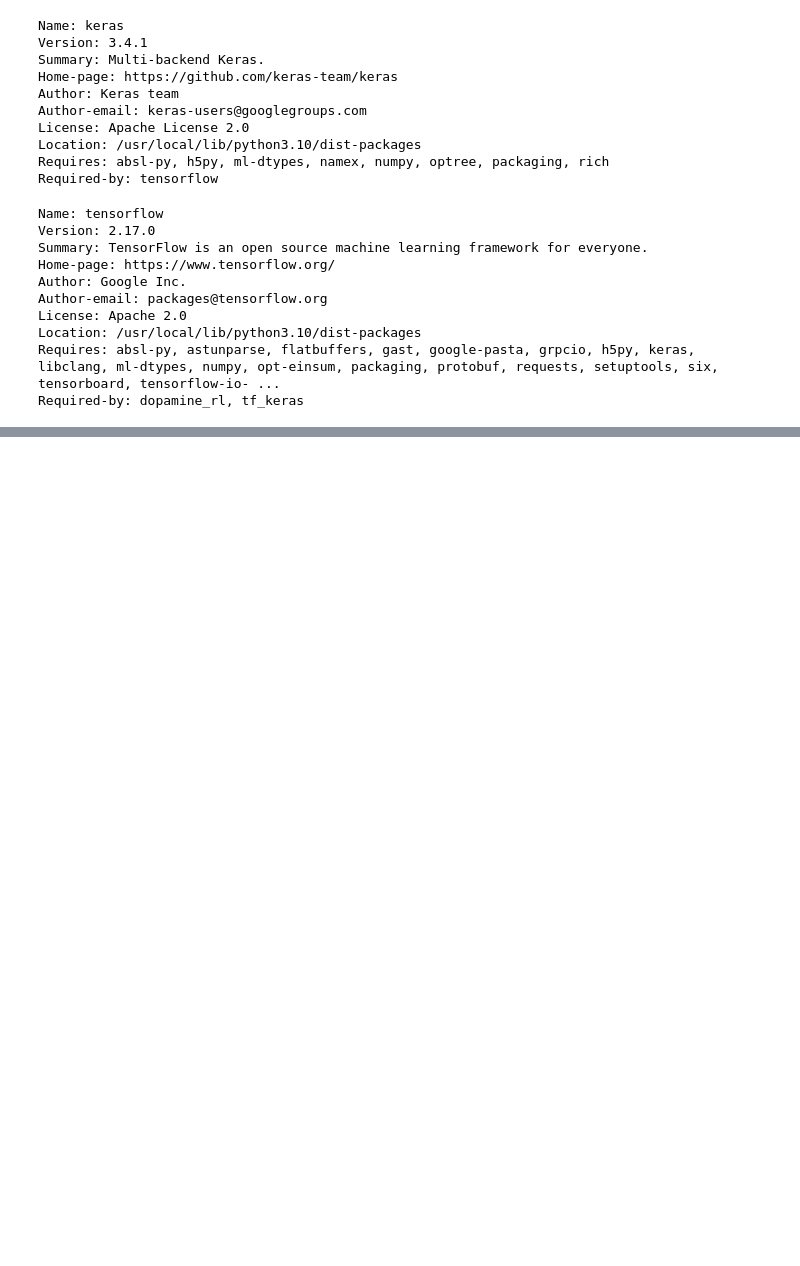
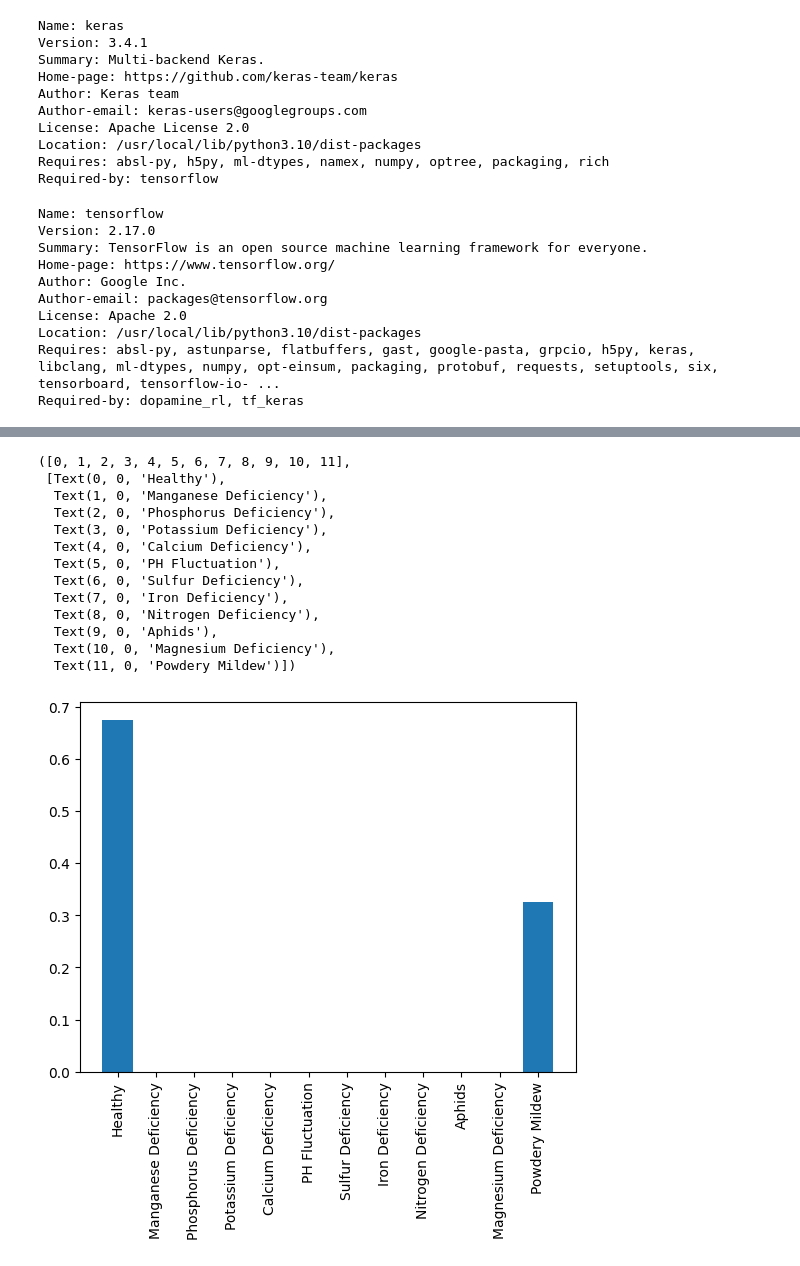
Before and after one commit to gogifemi/cannabis-health-diagnosis, a Jupyter notebook: Running_model.ipynb, the cells around one changed output, grey strips where cells are left out. Drawn from its saved outputs; the diff is of its cells as text; code cells hidden in the pictures; blank space fills up the shorter version.

```diff
--- a/Running_model.ipynb
+++ b/Running_model.ipynb
@@ -228,12 +234,9 @@ import keras
 # %%
-model_tf.compile(optimizer=Adam(learning_rate=0.001),
+model_tf.compile(optimizer=SGD(learning_rate=0.001, momentum=0.9),
               loss='categorical_crossentropy',
-              metrics=['accuracy', Precision(), Recall()])
-
-early_stopping = EarlyStopping(monitor='val_loss', patience=3, restore_best_weights=True)
+              metrics=['accuracy', Precision(), Recall(), AUC()])
 
 model_tf.fit(train_data_gen,
              verbose=2,
              epochs=20,
-             validation_data=val_data_gen,
-             callbacks=[early_stopping])
+             validation_data=val_data_gen)
@@ -239,0 +297,4 @@ model_tf.fit(train_data_gen,
+# %%
+plt.bar(x = ['Healthy','Manganese Deficiency','Phosphorus Deficiency','Potassium Deficiency','Calcium Deficiency','PH Fluctuation','Sulfur Deficiency','Iron Deficiency','Nitrogen Deficiency','Aphids','Magnesium Deficiency','Powdery Mildew'], height = model_tf.predict(img)[0])
+plt.xticks(rotation=90)
+# %% [output]
@@ -239,0 +302,14 @@ model_tf.fit(train_data_gen,
+([0, 1, 2, 3, 4, 5, 6, 7, 8, 9, 10, 11],
+ [Text(0, 0, 'Healthy'),
+  Text(1, 0, 'Manganese Deficiency'),
+  Text(2, 0, 'Phosphorus Deficiency'),
+  Text(3, 0, 'Potassium Deficiency'),
+  Text(4, 0, 'Calcium Deficiency'),
+  Text(5, 0, 'PH Fluctuation'),
+  Text(6, 0, 'Sulfur Deficiency'),
+  Text(7, 0, 'Iron Deficiency'),
+  Text(8, 0, 'Nitrogen Deficiency'),
+  Text(9, 0, 'Aphids'),
+  Text(10, 0, 'Magnesium Deficiency'),
+  Text(11, 0, 'Powdery Mildew')])
+[figure, added]
```
Also changed, not shown: parts of 22 cells of this notebook.
